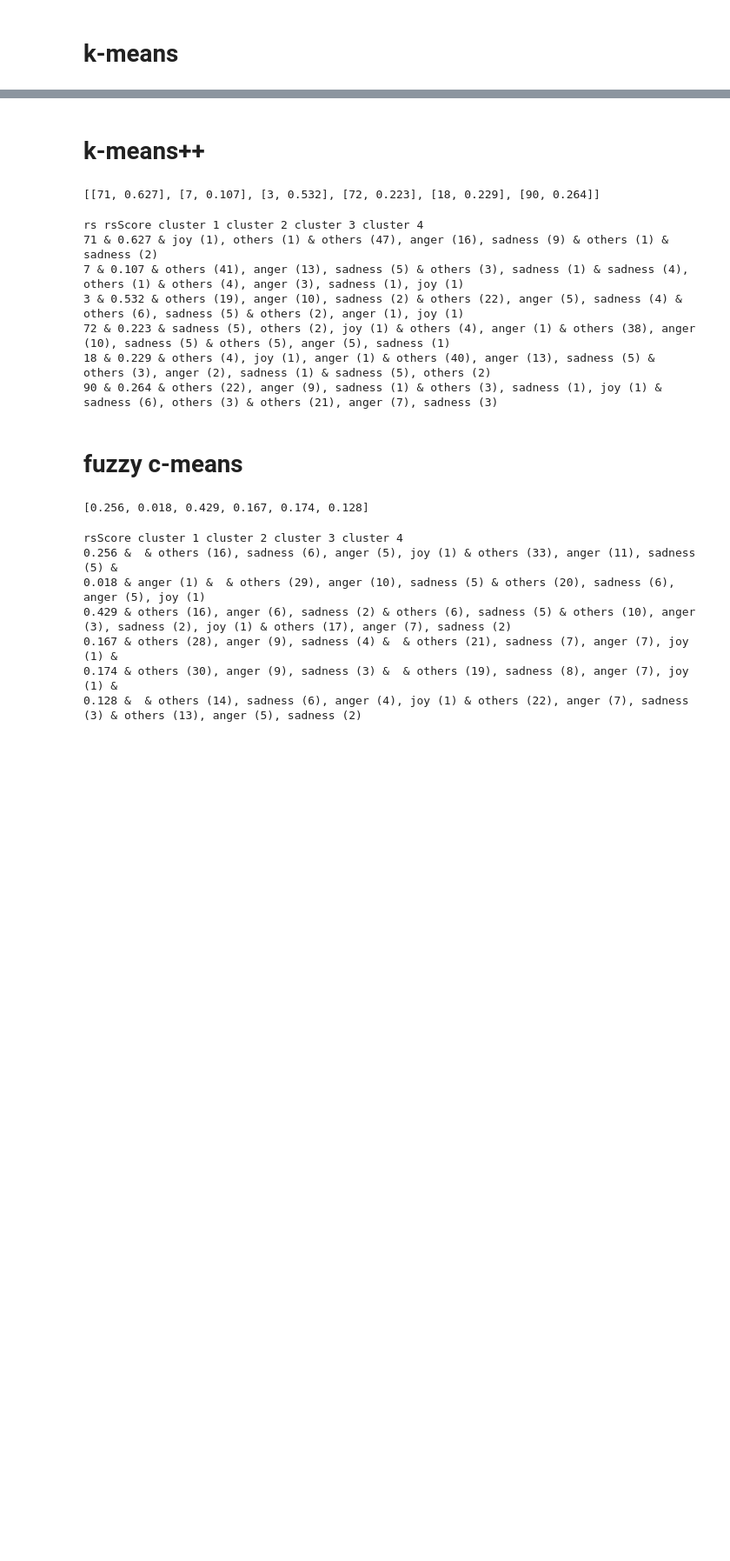
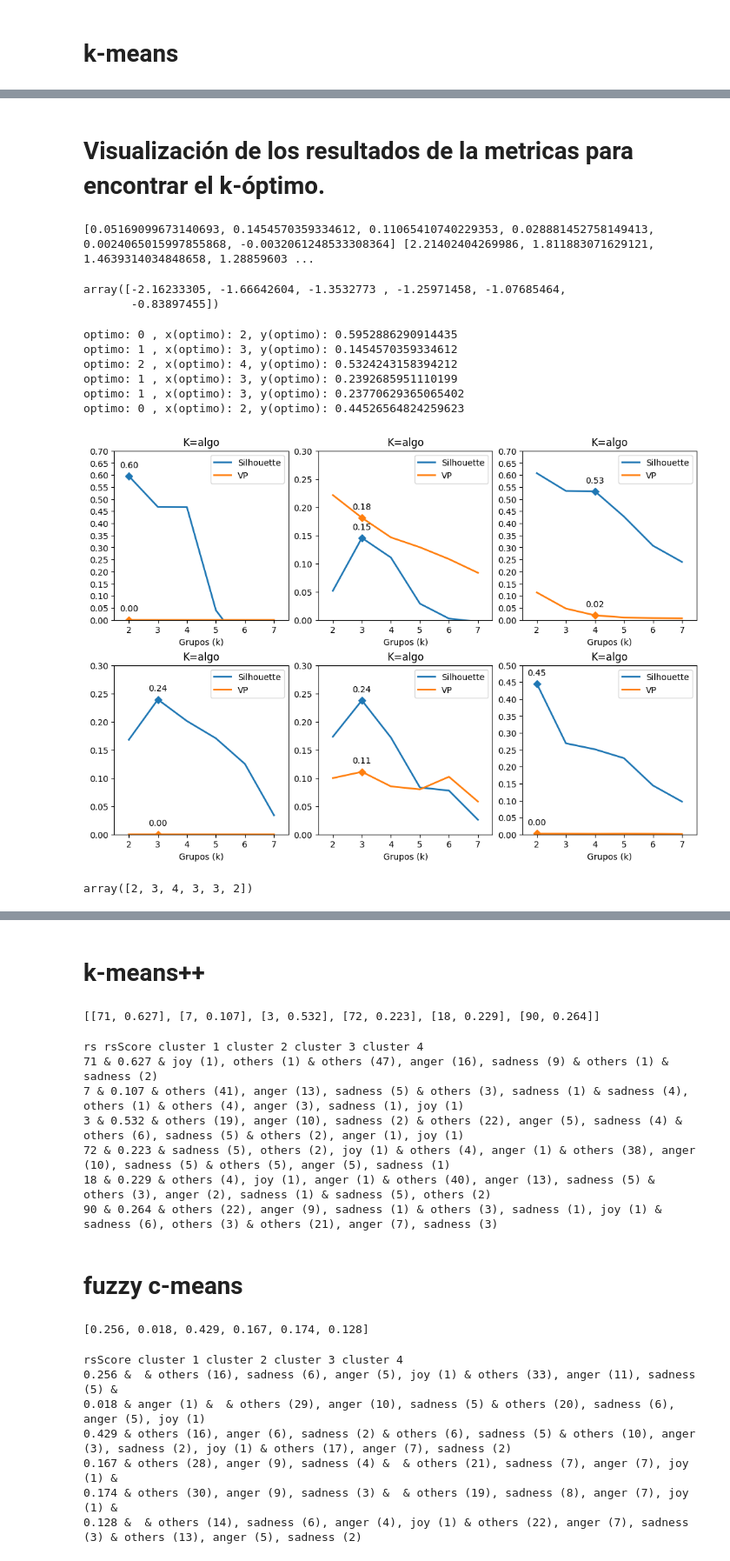
Before and after one commit to jpnahuelpan/TT-Pregrado, a Jupyter notebook: notebooks/1.2-jpn-agrupamiento.ipynb, the cells around one changed output, grey strips where cells are left out. Shown at 87% size. Saved outputs shown, nothing was run; the diff lists cells and outputs as text; code cells hidden in the pictures; blank space fills up the shorter version.

Commit message:
generando la graficas para la distribución de sentimientos de los cluesters
hubo varios problemas con la memoria del notebook, en cuanto a la gráfica hace falta que sean más claras

```diff
--- a/notebooks/1.2-jpn-agrupamiento.ipynb
+++ b/notebooks/1.2-jpn-agrupamiento.ipynb
@@ -87,3 +144,81 @@ rs
+# %% [markdown]
+# Visualización de los resultados de la metricas para encontrar el k-óptimo.
+# %%
+def optimo_k(silhouettes, VP):
+    distance = np.array(silhouettes) - np.array(VP)
+    index = np.argmax(distance)
+    return index
+# %%
+# escalado de VP
+def decimal_scaling_normalization(vector):
+    i = 0
+    while True:
+        vector_normalized = vector/ (10**i)
+        i += 1
+        if vector_normalized.max() < 1.0:
+            break
+    return vector_normalized
+# %%
+x = range(2, 8)
+# %%
+print(silhouettes_by_k_centroids[1], VP_by_k_centroids[1])
+np.array(silhouettes_by_k_centroids[1]) - np.array(VP_by_k_centroids[1])
+# %% [output]
+[0.05169099673140693, 0.1454570359334612, 0.11065410740229353, 0.028881452758149413, 0.0024065015997855868, -0.0032061248533308364] [2.21402404269986, 1.811883071629121, 1.4639314034848658, 1.28859603 ...
+array([-2.16233305, -1.66642604, -1.3532773 , -1.25971458, -1.07685464,
+       -0.83897455])
+# %%
+import matplotlib.pyplot as plt
+#plt.style.use('_mpl-gallery')
+k_optimos = []
+fig, axs = plt.subplots(ncols=3, nrows=2, figsize=(10, 7),
+                        layout="constrained")
+for ax, sI, vP in zip(axs.flat, silhouettes_by_k_centroids, VP_by_k_centroids):
+    vP = decimal_scaling_normalization(np.array(vP))
+    optimo = optimo_k(sI, vP)
+    k_optimos.append(optimo)
+    print(f"optimo: {optimo} , x(optimo): {x[optimo]}, y(optimo): {sI[optimo]}")
+    # plot
+
+    ax.plot(x, sI, linewidth=2.0, label="Silhouette")
+    ax.plot(x, vP, linewidth=2.0, label="VP")
+    ax.scatter([x[optimo]], [sI[optimo]], marker="D")
+    ax.scatter(x[optimo], vP[optimo], marker="D")
+    y_max_lim = max([max(vP), max(sI)])
+    y_max_lim = round(y_max_lim, 1) + 0.1
+    ax.set(xlim=(x[0] - 0.5, x[-1] + 0.5), xticks=np.arange(x[0], x[-1] + 1),
+        ylim=(0, y_max_lim), yticks=np.arange(0, y_max_lim + 0.05, 0.05))
+    ax.set_xlabel("Grupos (k)")
+
+    label0 = "{:.2f}".format(sI[optimo])
+    ax.annotate(label0,
+                (x[optimo],sI[optimo]),
+                textcoords="offset points",
+                xytext=(0,10),
+                ha='center')
+    label1 = "{:.2f}".format(vP[optimo])
+    ax.annotate(label1,
+                (x[optimo],vP[optimo]),
+                textcoords="offset points",
+                xytext=(0,10),
+                ha='center')
+    ax.set_title(f"K=algo")
+    ax.legend()
+k_optimos = np.array(k_optimos) + 2
+
+plt.show()
+# %% [output]
+optimo: 0 , x(optimo): 2, y(optimo): 0.5952886290914435
+optimo: 1 , x(optimo): 3, y(optimo): 0.1454570359334612
+optimo: 2 , x(optimo): 4, y(optimo): 0.5324243158394212
+optimo: 1 , x(optimo): 3, y(optimo): 0.2392685951110199
+optimo: 1 , x(optimo): 3, y(optimo): 0.23770629365065402
+optimo: 0 , x(optimo): 2, y(optimo): 0.44526564824259623
+[figure, added]
+# %%
+k_optimos
+# %% [output]
+array([2, 3, 4, 3, 3, 2])
 # %%
 i=0
 for key, value in data_ml.items():
```
Also changed, not shown: parts of 11 cells of this notebook, 4 other files.
